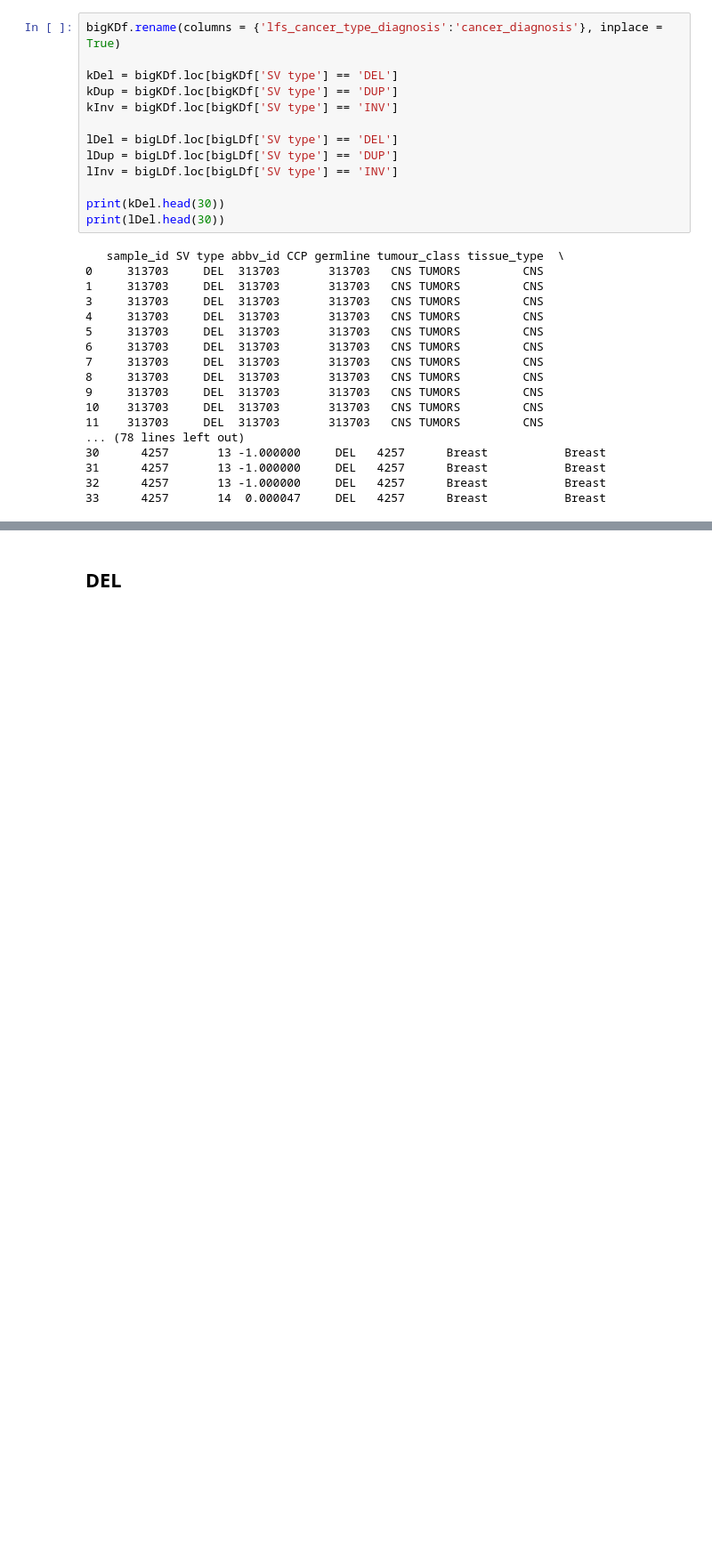
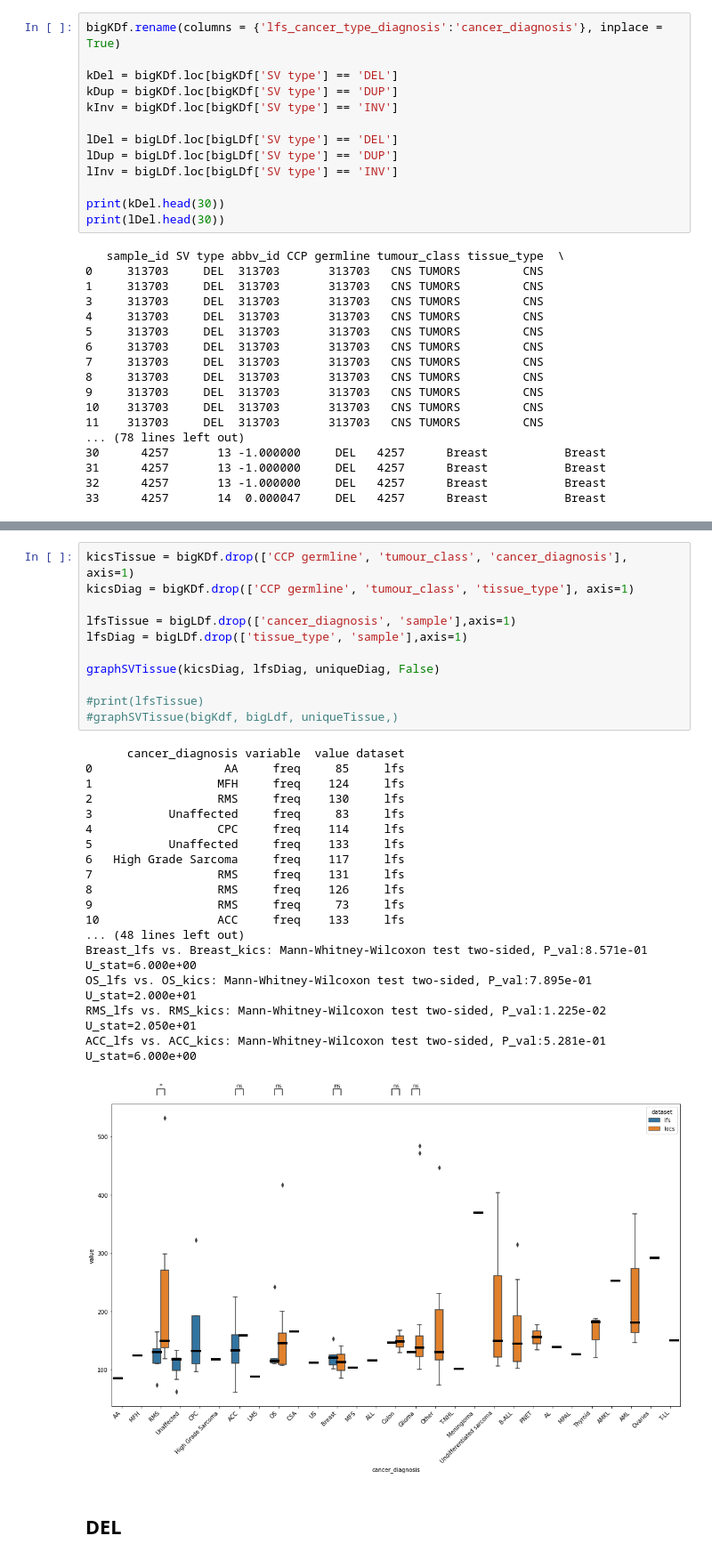
Before and after one commit to vsubasri/Transposable-Elements, a Jupyter notebook: Analysis/Cancer Graphs.ipynb, the cells around one changed output, grey strips where cells are left out. Shown: that part at 89% size. Saved outputs shown, nothing was run; the diff lists cells and outputs as text; blank space fills up the shorter version.

Commit message:
kqin graphs
Added more graphs and comparisons.
Missing the age of onset and the TE graphs

```diff
--- a/Analysis/Cancer Graphs.ipynb
+++ b/Analysis/Cancer Graphs.ipynb
@@ -456,5 +455,35 @@ def graphSVTissue(kdf, ldf, uniqueList, isTissue):
 
     BoxGraphMulti(mergedDf, var, 'value', 'dataset', uniqueList)
+# %%
+kicsTissue = bigKDf.drop(['CCP germline', 'tumour_class', 'cancer_diagnosis'], axis=1)
+kicsDiag = bigKDf.drop(['CCP germline', 'tumour_class', 'tissue_type'], axis=1)
+
+lfsTissue = bigLDf.drop(['cancer_diagnosis', 'sample'],axis=1)
+lfsDiag = bigLDf.drop(['tissue_type', 'sample'],axis=1)
+
+graphSVTissue(kicsDiag, lfsDiag, uniqueDiag, False)
+
+#print(lfsTissue)
+#graphSVTissue(bigKdf, bigLdf, uniqueTissue,)
+# %% [output]
+      cancer_diagnosis variable  value dataset
+0                   AA     freq     85     lfs
+1                  MFH     freq    124     lfs
+2                  RMS     freq    130     lfs
+3           Unaffected     freq     83     lfs
+4                  CPC     freq    114     lfs
+5           Unaffected     freq    133     lfs
+6   High Grade Sarcoma     freq    117     lfs
+7                  RMS     freq    131     lfs
+8                  RMS     freq    126     lfs
+9                  RMS     freq     73     lfs
+10                 ACC     freq    133     lfs
+... (48 lines left out)
+Breast_lfs vs. Breast_kics: Mann-Whitney-Wilcoxon test two-sided, P_val:8.571e-01 U_stat=6.000e+00
+OS_lfs vs. OS_kics: Mann-Whitney-Wilcoxon test two-sided, P_val:7.895e-01 U_stat=2.000e+01
+RMS_lfs vs. RMS_kics: Mann-Whitney-Wilcoxon test two-sided, P_val:1.225e-02 U_stat=2.050e+01
+ACC_lfs vs. ACC_kics: Mann-Whitney-Wilcoxon test two-sided, P_val:5.281e-01 U_stat=6.000e+00
+[figure, added]
 # %% [markdown]
 ## DEL
 # %%
```
Also changed, not shown: parts of 37 cells of this notebook, 1 other file.
